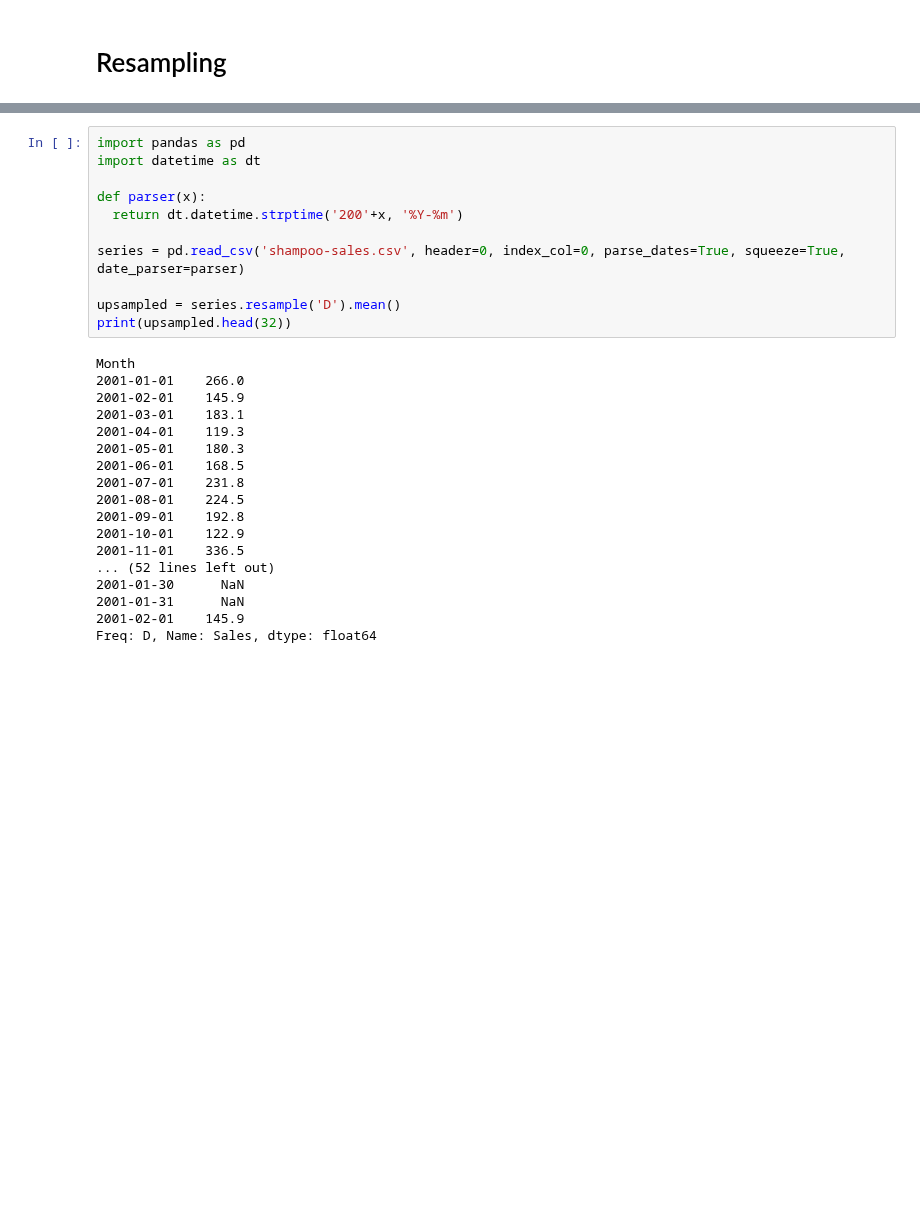
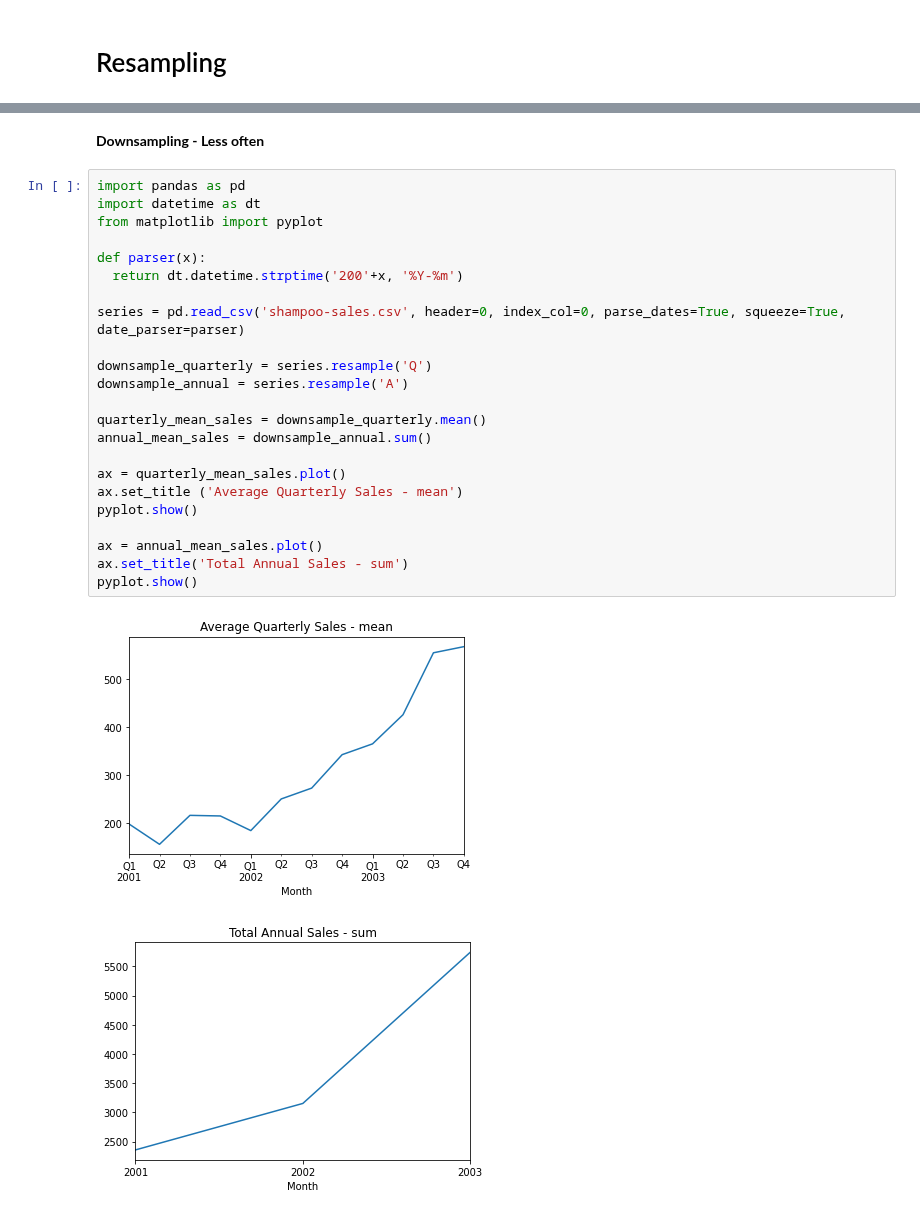
Before and after one commit to kenneth-craig/academyPub, a Jupyter notebook: Time Series Data.ipynb, the cells around one changed output, grey strips where cells are left out. Cells and saved outputs as stored; diff of their text form; blank space fills up the shorter version.

```diff
--- a/Time Series Data.ipynb
+++ b/Time Series Data.ipynb
@@ -178,29 +212,28 @@ pyplot.show()
+# %% [markdown]
+**Downsampling - Less often**
 # %%
 import pandas as pd
 import datetime as dt
+from matplotlib import pyplot
 
 def parser(x):
   return dt.datetime.strptime('200'+x, '%Y-%m')
 
 series = pd.read_csv('shampoo-sales.csv', header=0, index_col=0, parse_dates=True, squeeze=True, date_parser=parser)
 
-upsampled = series.resample('D').mean()
-print(upsampled.head(32))
+downsample_quarterly = series.resample('Q')
+downsample_annual = series.resample('A')
+
+quarterly_mean_sales = downsample_quarterly.mean()
+annual_mean_sales = downsample_annual.sum()
+
+ax = quarterly_mean_sales.plot()
+ax.set_title ('Average Quarterly Sales - mean')
+pyplot.show()
+
+ax = annual_mean_sales.plot()
+ax.set_title('Total Annual Sales - sum')
+pyplot.show()
 # %% [output]
-Month
-2001-01-01    266.0
-2001-02-01    145.9
-2001-03-01    183.1
-2001-04-01    119.3
-2001-05-01    180.3
-2001-06-01    168.5
-2001-07-01    231.8
-2001-08-01    224.5
-2001-09-01    192.8
-2001-10-01    122.9
-2001-11-01    336.5
-... (52 lines left out)
-2001-01-30      NaN
-2001-01-31      NaN
-2001-02-01    145.9
-Freq: D, Name: Sales, dtype: float64
+[figure, added]
+[figure, added]
```
Also changed, not shown: parts of 2 cells of this notebook.
